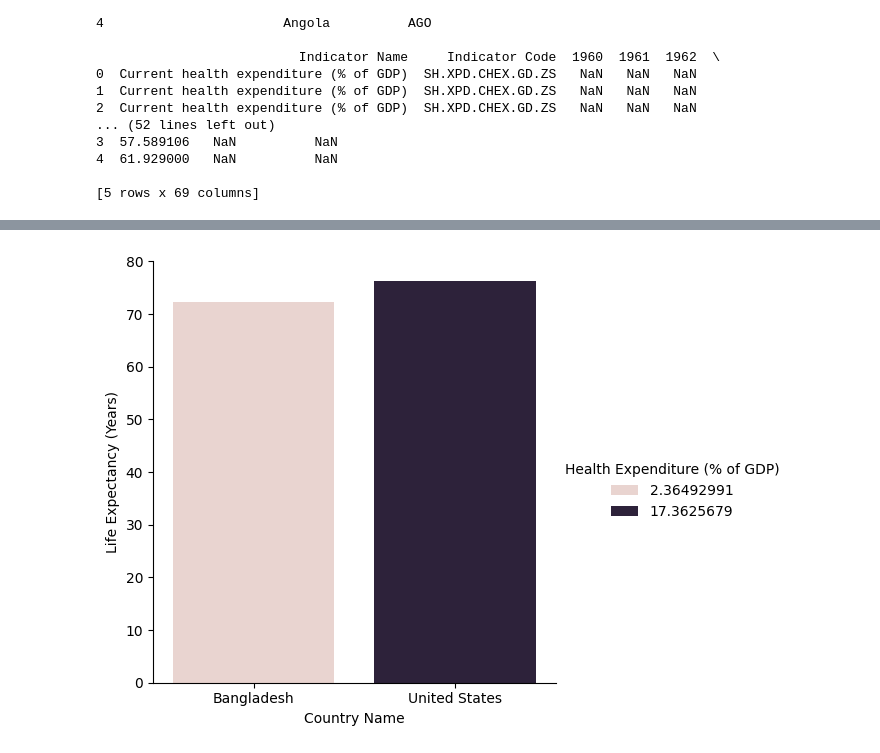
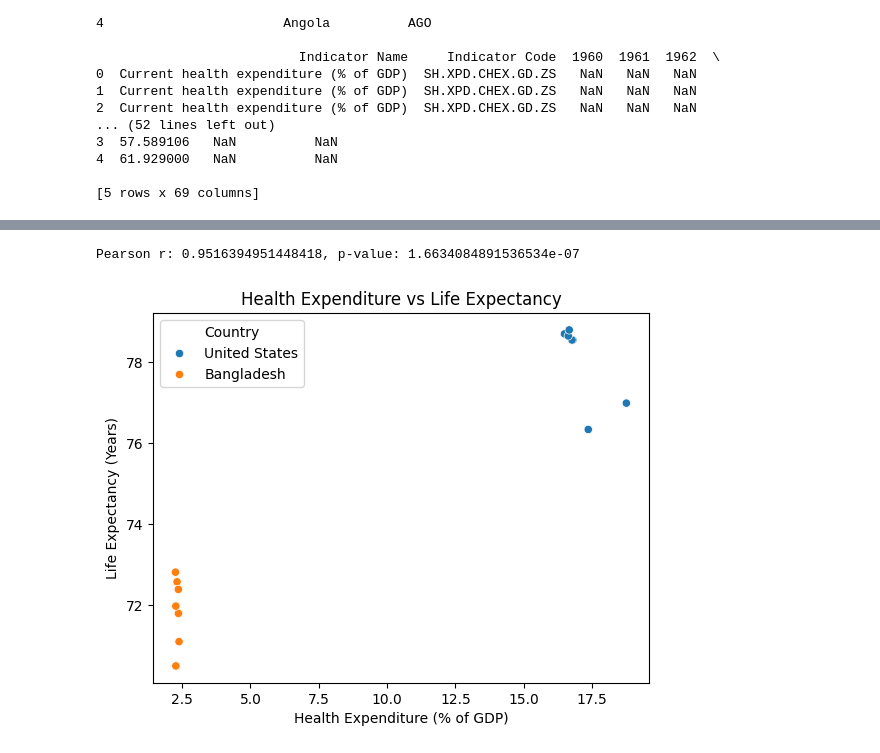
Before and after one commit to valeCab/BasicStatistics, a Jupyter notebook: FinalProjectipynb.ipynb, the cells around one changed output, grey strips where cells are left out. Saved outputs shown, nothing was run; the diff lists cells and outputs as text; code cells hidden in the pictures.

```diff
--- a/FinalProjectipynb.ipynb
+++ b/FinalProjectipynb.ipynb
@@ -73,0 +40,7 @@ Basic Statistics:
+# %%
+# Data from 2015-2021
+years = [str(y) for y in range(2015, 2022)]
+columns = ['Country Name'] + years
+
+df_health = df_health[columns]
+df_life = df_life[columns]
@@ -73,0 +90,26 @@ Basic Statistics:
+# %%
+# Basic Statistics
+
+years = [str(y) for y in range(2015, 2022)]
+
+us_data = {
+    'Country': ['United States'] * len(years),
+    'Year': years,
+    'Health Expenditure (% of GDP)': df_health_us[years].values.flatten(),
+    'Life Expectancy (Years)': df_life_us[years].values.flatten()
+}
+
+bd_data = {
+    'Country': ['Bangladesh'] * len(years),
+    'Year': years,
+    'Health Expenditure (% of GDP)': df_health_bd[years].values.flatten(),
+    'Life Expectancy (Years)': df_life_bd[years].values.flatten()
+}
+
+
+df_combined = pd.concat([pd.DataFrame(us_data), pd.DataFrame(bd_data)], ignore_index=True)
+
+df_combined['Health Expenditure (% of GDP)'] = df_combined['Health Expenditure (% of GDP)'].astype(float)
+df_combined['Life Expectancy (Years)'] = df_combined['Life Expectancy (Years)'].astype(float)
+print("\nBasic Statistics:")
+df_combined.describe()
@@ -109,5 +206,23 @@ Kurtosis of Life Expectancy: -2.0
+# %%
+# Visualizations
+
+# Pearson r correlation coefficient
+from scipy.stats import pearsonr
+
+x = df_combined['Health Expenditure (% of GDP)']
+y = df_combined['Life Expectancy (Years)']
+
+r, p = pearsonr(x, y)
+print(f'Pearson r: {r}, p-value: {p}')
+# %% [output]
+Pearson r: 0.9516394951448418, p-value: 1.6634084891536534e-07
 # %%
-# Histogram
-c = sns.catplot(data=df_combined, x="Country Name", y="Life Expectancy (Years)", hue="Health Expenditure (% of GDP)", kind="bar")
+# Scatter Plot
+
+sns.scatterplot(data=df_combined, x='Health Expenditure (% of GDP)', y='Life Expectancy (Years)', hue='Country')
+plt.title('Health Expenditure vs Life Expectancy')
+plt.xlabel('Health Expenditure (% of GDP)')
+plt.ylabel('Life Expectancy (Years)')
+plt.show()
 # %% [output]
-[figure, old version]
+[figure, new version]
```
Also changed, not shown: parts of 22 cells of this notebook.
